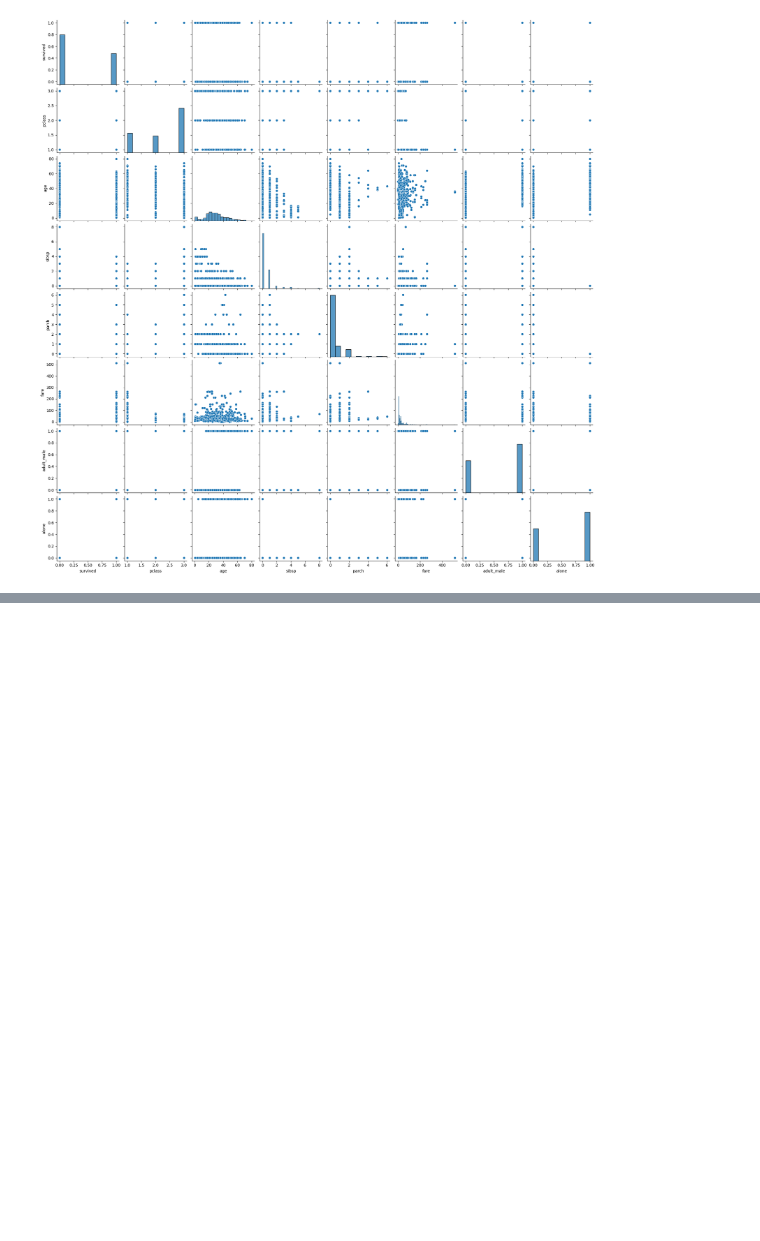
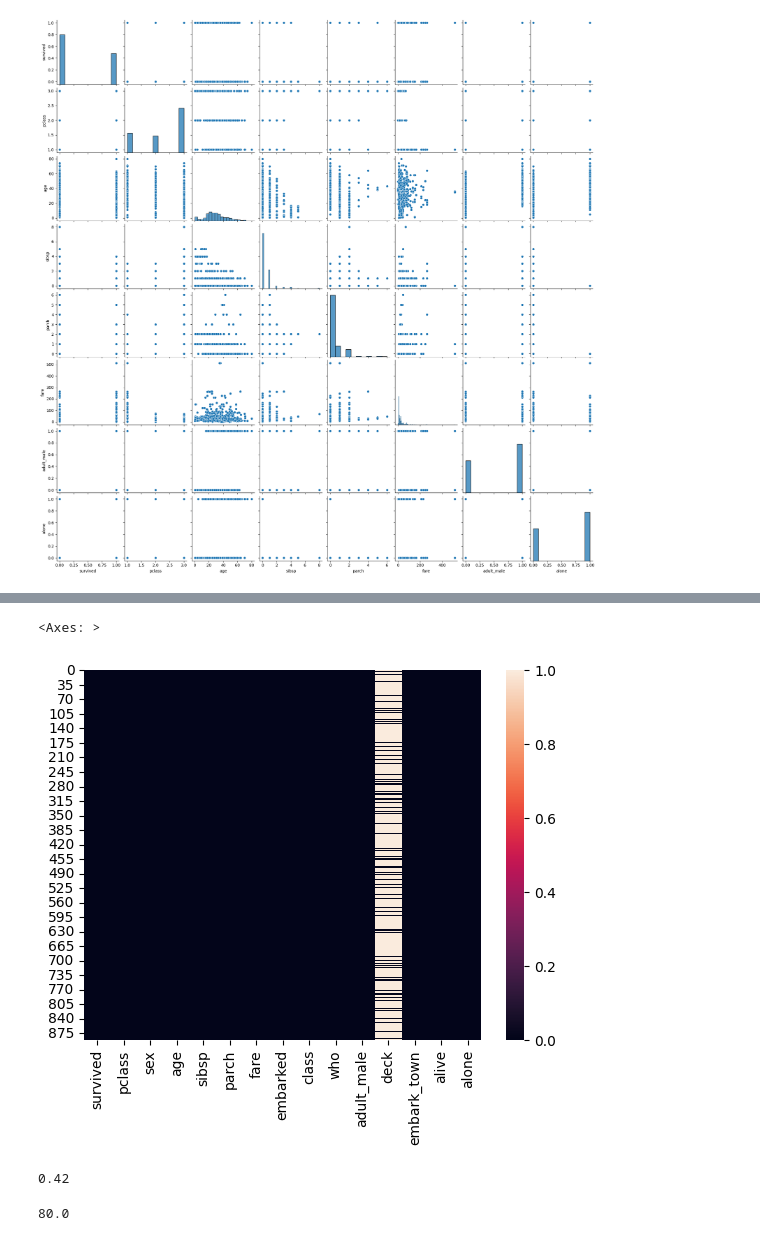
Before and after one commit to xaqibshah/DataScienceLearning, a Jupyter notebook: Python_Ka_Chilla/pandas/pandas_02.ipynb, the cells around one changed output, grey strips where cells are left out. Cells and saved outputs as stored; diff of their text form; code cells hidden in the pictures; blank space fills up the shorter version.

```diff
--- a/Python_Ka_Chilla/pandas/pandas_02.ipynb
+++ b/Python_Ka_Chilla/pandas/pandas_02.ipynb
@@ -201,0 +210,4 @@ sns.pairplot(df)
+# %%
+
+df = sns.load_dataset('titanic')
+df.head()
@@ -201,0 +271,10 @@ sns.pairplot(df)
+# %%
+# filling misssing value of age column by  the mean of age
+df['age'].fillna(df['age'].mean(), inplace=True)
+# %%
+# fill embark and embarked_town with mode
+df['embarked'].fillna(df['embarked'].mode()[0], inplace=True)
+df['embark_town'].fillna(df['embark_town'].mode()[0], inplace=True)
+# df['embarked'].fillna(df.median(), inplace=True)
+
+df.isnull().sum()
@@ -201,0 +298,16 @@ sns.pairplot(df)
+# %%
+sns.heatmap(
+
+df.isnull()
+)
+# %% [output]
+<Axes: >
+[figure, added]
+# %%
+df.age.min()
+# %% [output]
+0.42
+# %%
+df.age.max()
+# %% [output]
+80.0
```
Also changed, not shown: parts of 23 cells of this notebook, 3 other files.
